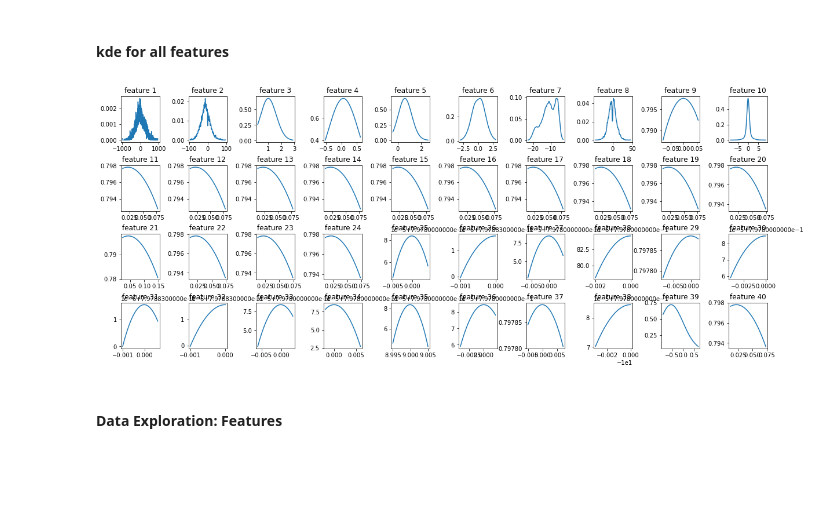
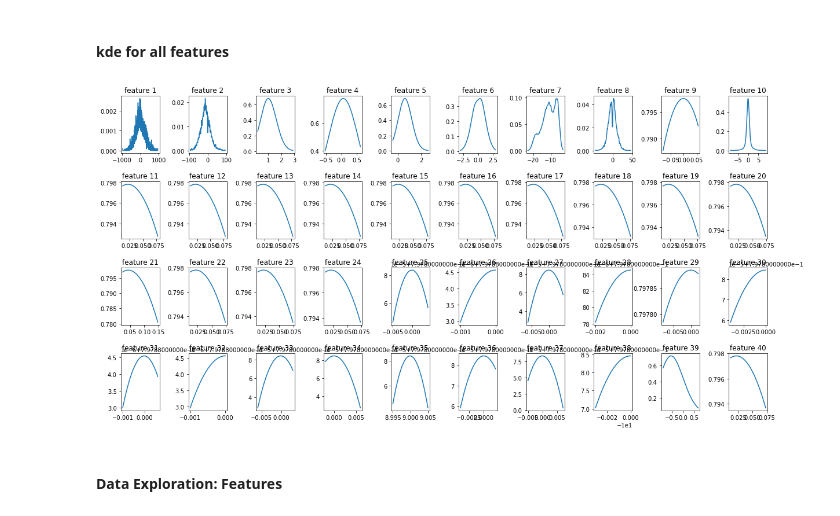
Before and after one commit to clintonjules/application-project-lin-jules-brock_application-project, a Jupyter notebook: Milestone2/milestone2_code.ipynb, the cells around one changed output. Cells and saved outputs as stored; diff of their text form; code cells hidden in the pictures; blank space fills up the shorter version.

```diff
--- a/Milestone2/milestone2_code.ipynb
+++ b/Milestone2/milestone2_code.ipynb
@@ -107,26 +107,26 @@ plt.show()
 #### kde for all features
 # %%
 n,d = np.shape(X.to_numpy())
-fig = plt.figure(figsize=(20,8))
+fig = plt.figure(figsize=(20,10))
 for i in range(d):
     # create a kernel density estimate of the target's distribution
     temp = X.iloc[:,i].to_numpy().reshape(-1,1)
     kde = KernelDensity(kernel='gaussian', bandwidth=0.5).fit(temp)
 
     # create a set of x-values at which to evaluate the KDE
     x_vals = np.linspace(np.min(temp), np.max(temp), 1000).reshape(-1,1)
 
     # get the corresponding y-values by evaluating the KDE at the x-values
     y_vals = np.exp(kde.score_samples(x_vals))
 
     # plot the KDE
     axes = fig.add_subplot(4,10,i+1)
     axes.plot(x_vals, y_vals)
     plt.title('feature ' + str(i+1))
     plt.subplots_adjust(wspace=0.75,hspace=0.5)
 plt.show()
 # %% [output]
-[figure, old version]
+[figure, new version]
 # %% [markdown]
 #### Data Exploration: Features
 # %%
```
Also changed, not shown: parts of 1 cell of this notebook.
